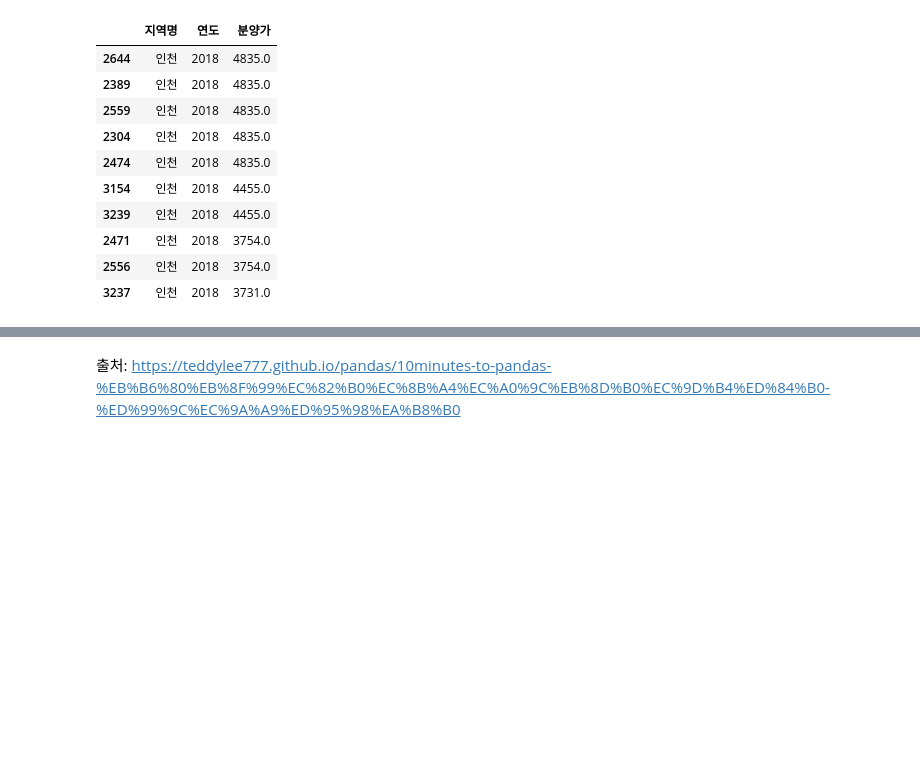
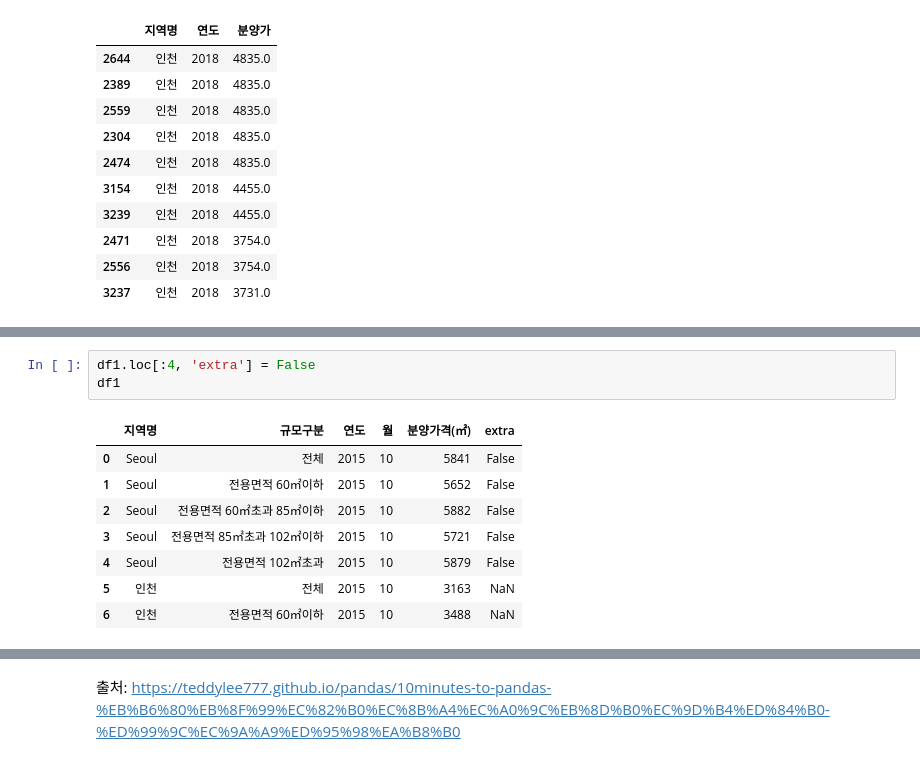
Before and after one commit to SDB016/Study, a Jupyter notebook: python/pandas/Application_of_Pandas.ipynb, the cells around one changed output, grey strips where cells are left out. Saved outputs shown, nothing was run; the diff lists cells and outputs as text; blank space fills up the shorter version.

```diff
--- a/python/pandas/Application_of_Pandas.ipynb
+++ b/python/pandas/Application_of_Pandas.ipynb
@@ -206,0 +292,12 @@ df.loc[(df['지역명']=='인천') & (df['연도']==2018),['지역명', '연도'
+# %%
+df1.loc[:4, 'extra'] = False
+df1
+# %% [output]
+|  | 지역명 | 규모구분 | 연도 | 월 | 분양가격(㎡) | extra |
+| 0 | Seoul | 전체 | 2015 | 10 | 5841 | False |
+| 1 | Seoul | 전용면적 60㎡이하 | 2015 | 10 | 5652 | False |
+| 2 | Seoul | 전용면적 60㎡초과 85㎡이하 | 2015 | 10 | 5882 | False |
+| 3 | Seoul | 전용면적 85㎡초과 102㎡이하 | 2015 | 10 | 5721 | False |
+| 4 | Seoul | 전용면적 102㎡초과 | 2015 | 10 | 5879 | False |
+| 5 | 인천 | 전체 | 2015 | 10 | 3163 | NaN |
+| 6 | 인천 | 전용면적 60㎡이하 | 2015 | 10 | 3488 | NaN |
```
Also changed, not shown: parts of 27 cells of this notebook.
